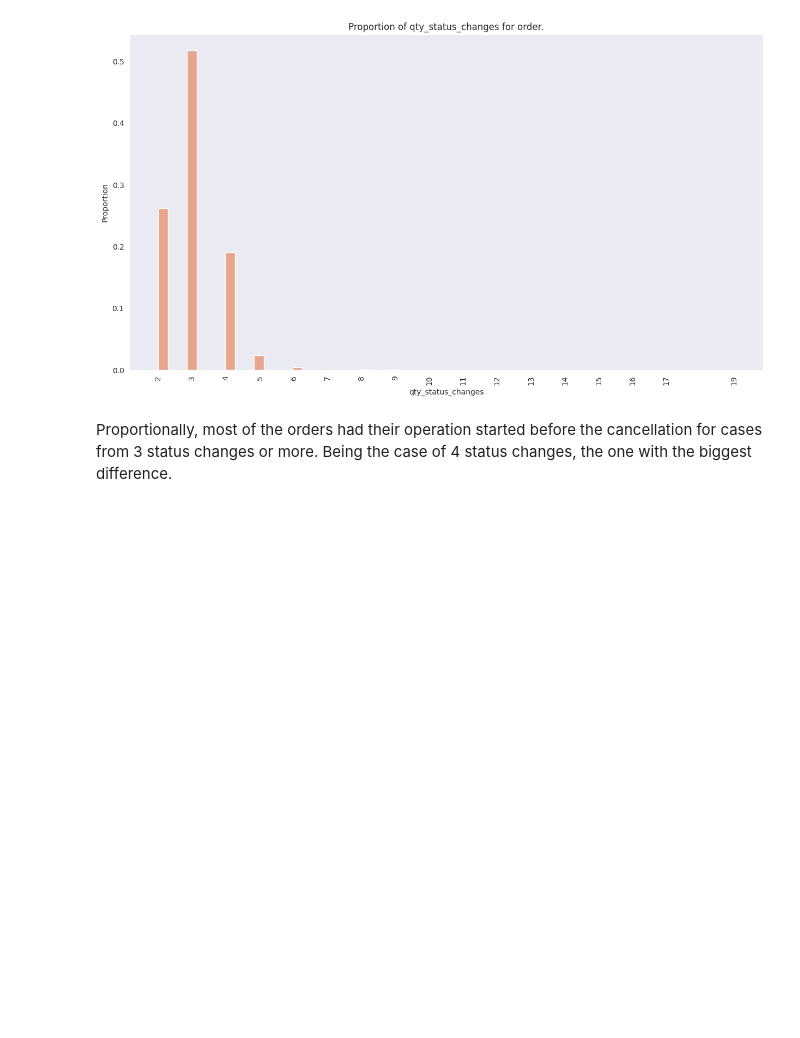
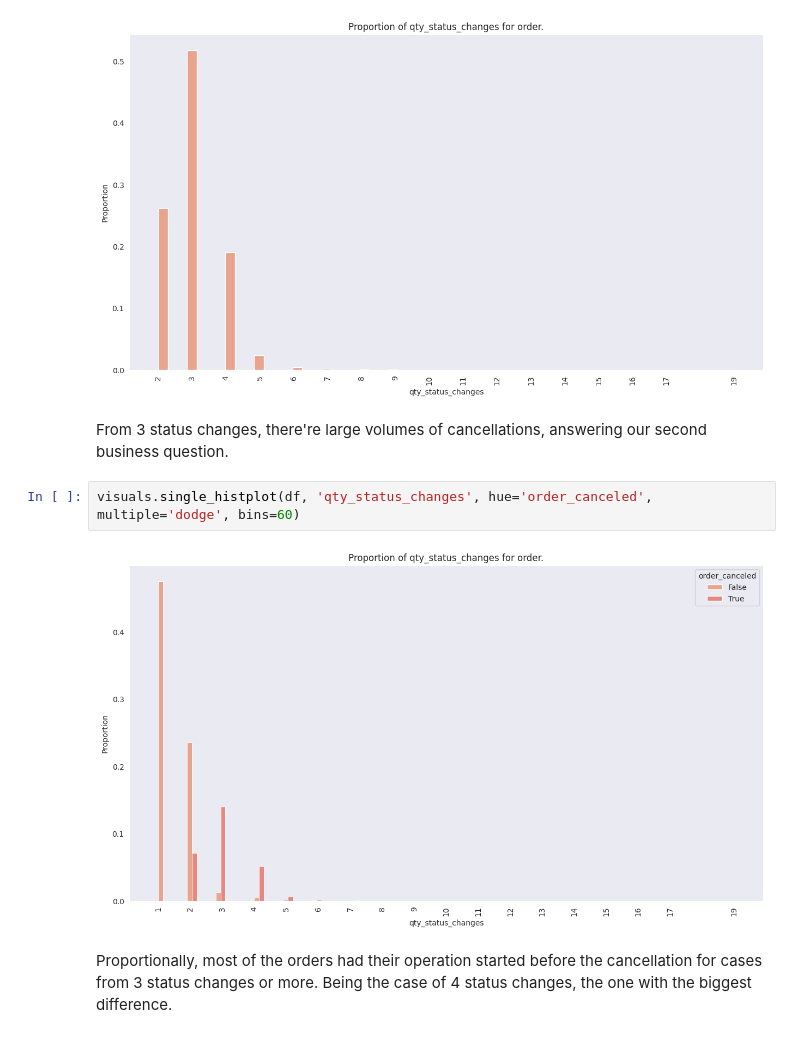
Before and after one commit to tamiriscrepalde/survival-analysis, a Jupyter notebook: notebooks/exploratory_data_analysis/packages_cancellation_analysis.ipynb, the cells around one changed output. Cells and saved outputs as stored; diff of their text form; blank space fills up the shorter version.

```diff
--- a/notebooks/exploratory_data_analysis/packages_cancellation_analysis.ipynb
+++ b/notebooks/exploratory_data_analysis/packages_cancellation_analysis.ipynb
@@ -467,6 +469,12 @@ Around 25% of the cases had just 2 status changes, in this cases maybe the order
 visuals.single_histplot(df.loc[df.order_canceled == True], 'qty_status_changes', bins=60)
 # %% [output]
 [figure]
+# %% [markdown]
+From 3 status changes, there're large volumes of cancellations, answering our second business question.
+# %%
+visuals.single_histplot(df, 'qty_status_changes', hue='order_canceled', multiple='dodge', bins=60)
+# %% [output]
+[figure, added]
 # %% [markdown]
 Proportionally, most of the orders had their operation started before the cancellation for cases from 3 status changes or more. Being the case of 4 status changes, the one with the biggest difference.
 # %%
```
Also changed, not shown: parts of 18 cells of this notebook, 6 other files.
